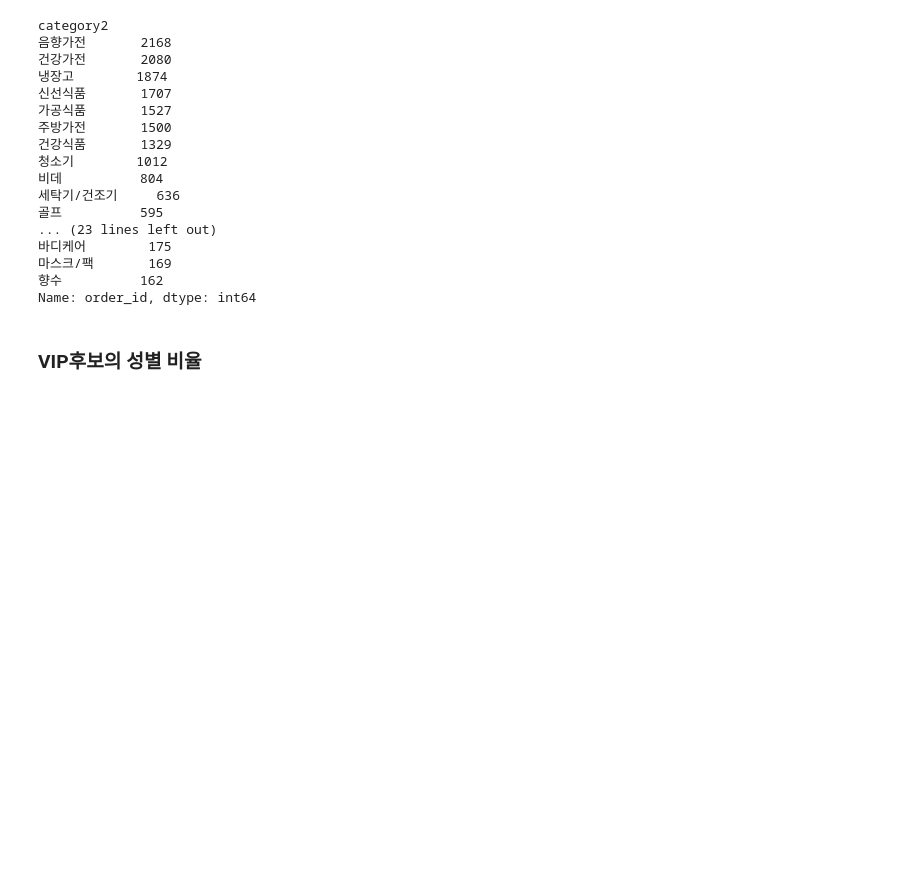
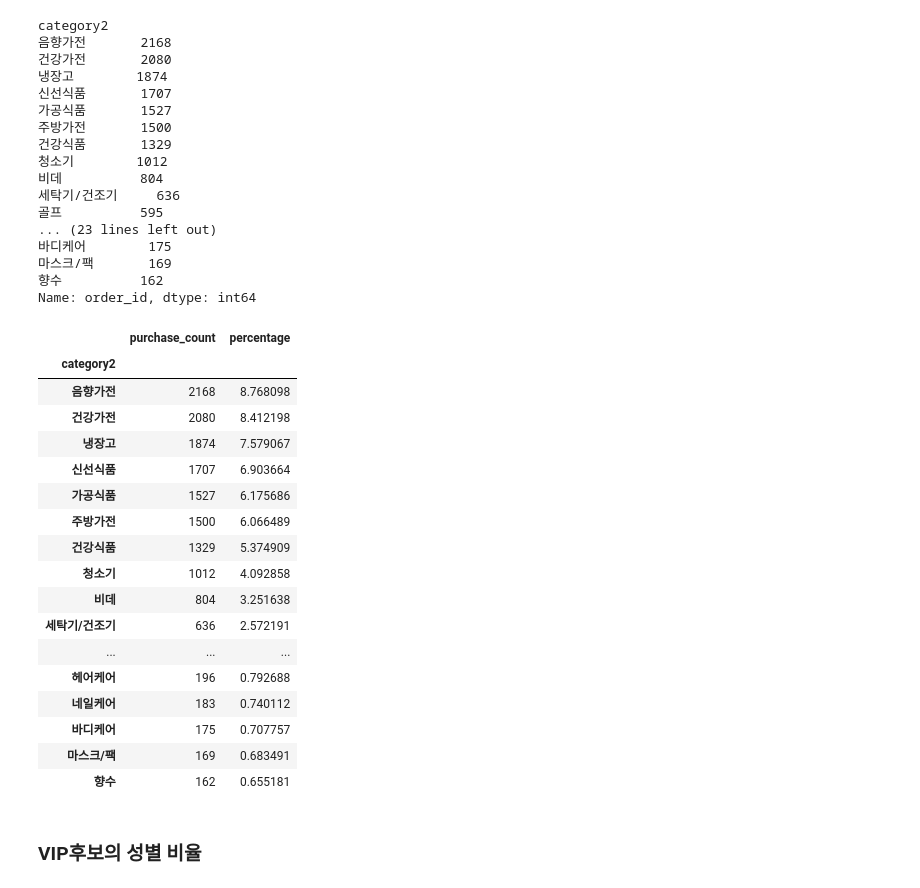
Before and after one commit to Wowdada/4Team, a Jupyter notebook: df0.ipynb, the cells around one changed output. Saved outputs shown, nothing was run; the diff lists cells and outputs as text; code cells hidden in the pictures; blank space fills up the shorter version.

```diff
--- a/df0.ipynb
+++ b/df0.ipynb
@@ -251,6 +251,35 @@ category2
 마스크/팩       169
 향수          162
 Name: order_id, dtype: int64
+# %%
+df00_category = df00.groupby('category2')['order_id'].count().sort_values(ascending=False)
+df00_category_per = (df00_category / df00_category.sum()) * 100
+
+df00_category_summary = pd.DataFrame({
+    'purchase_count': df00_category,
+    'percentage': df00_category_per
+})
+
+df00_category_summary
+# %% [output]
+|  | purchase_count | percentage |
+| category2 |  |  |
+| 음향가전 | 2168 | 8.768098 |
+| 건강가전 | 2080 | 8.412198 |
+| 냉장고 | 1874 | 7.579067 |
+| 신선식품 | 1707 | 6.903664 |
+| 가공식품 | 1527 | 6.175686 |
+| 주방가전 | 1500 | 6.066489 |
+| 건강식품 | 1329 | 5.374909 |
+| 청소기 | 1012 | 4.092858 |
+| 비데 | 804 | 3.251638 |
+| 세탁기/건조기 | 636 | 2.572191 |
+| ... | ... | ... |
+| 헤어케어 | 196 | 0.792688 |
+| 네일케어 | 183 | 0.740112 |
+| 바디케어 | 175 | 0.707757 |
+| 마스크/팩 | 169 | 0.683491 |
+| 향수 | 162 | 0.655181 |
 # %% [markdown]
 ### VIP후보의 성별 비율
 # %%
```
Also changed, not shown: parts of 6 cells of this notebook.
